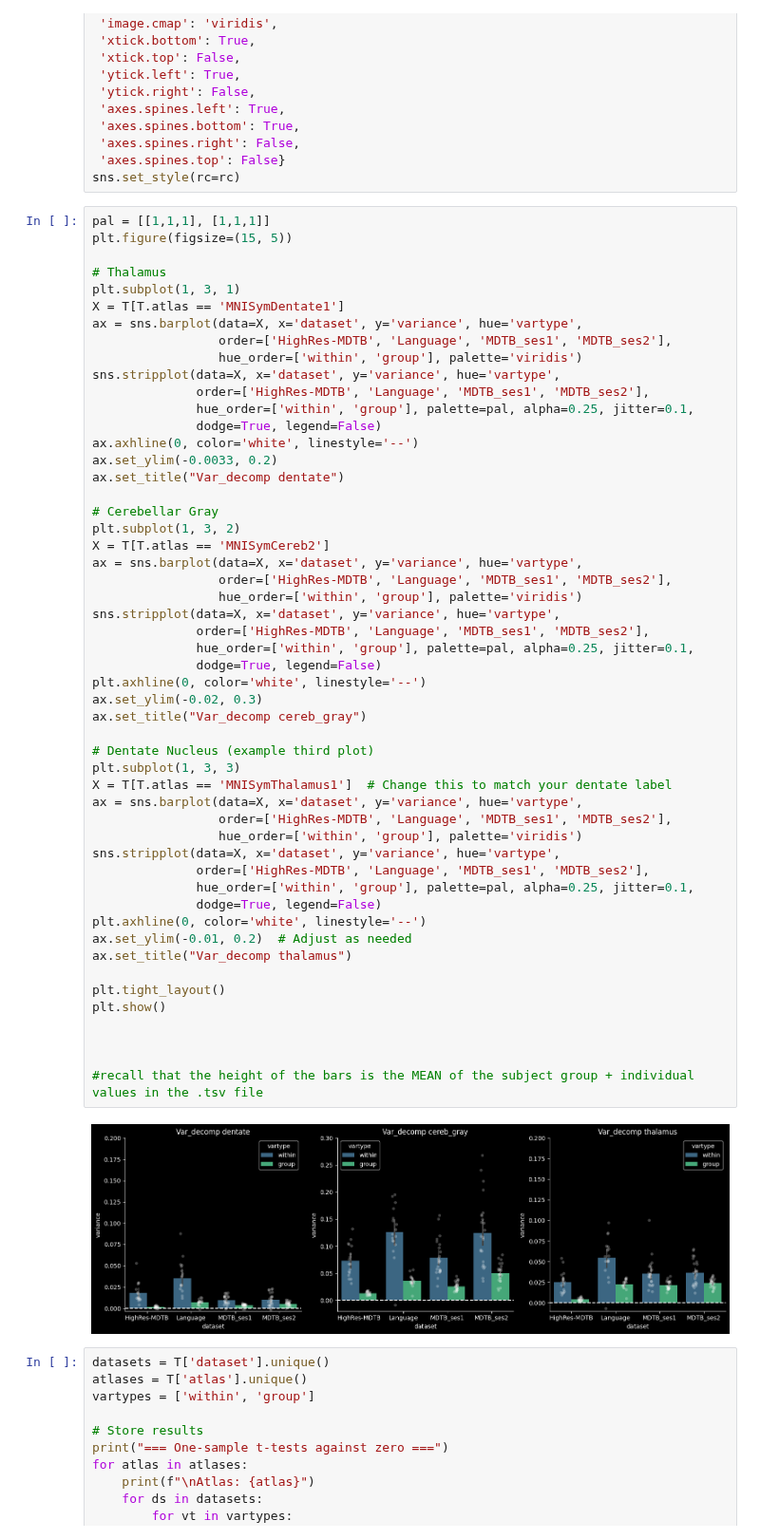
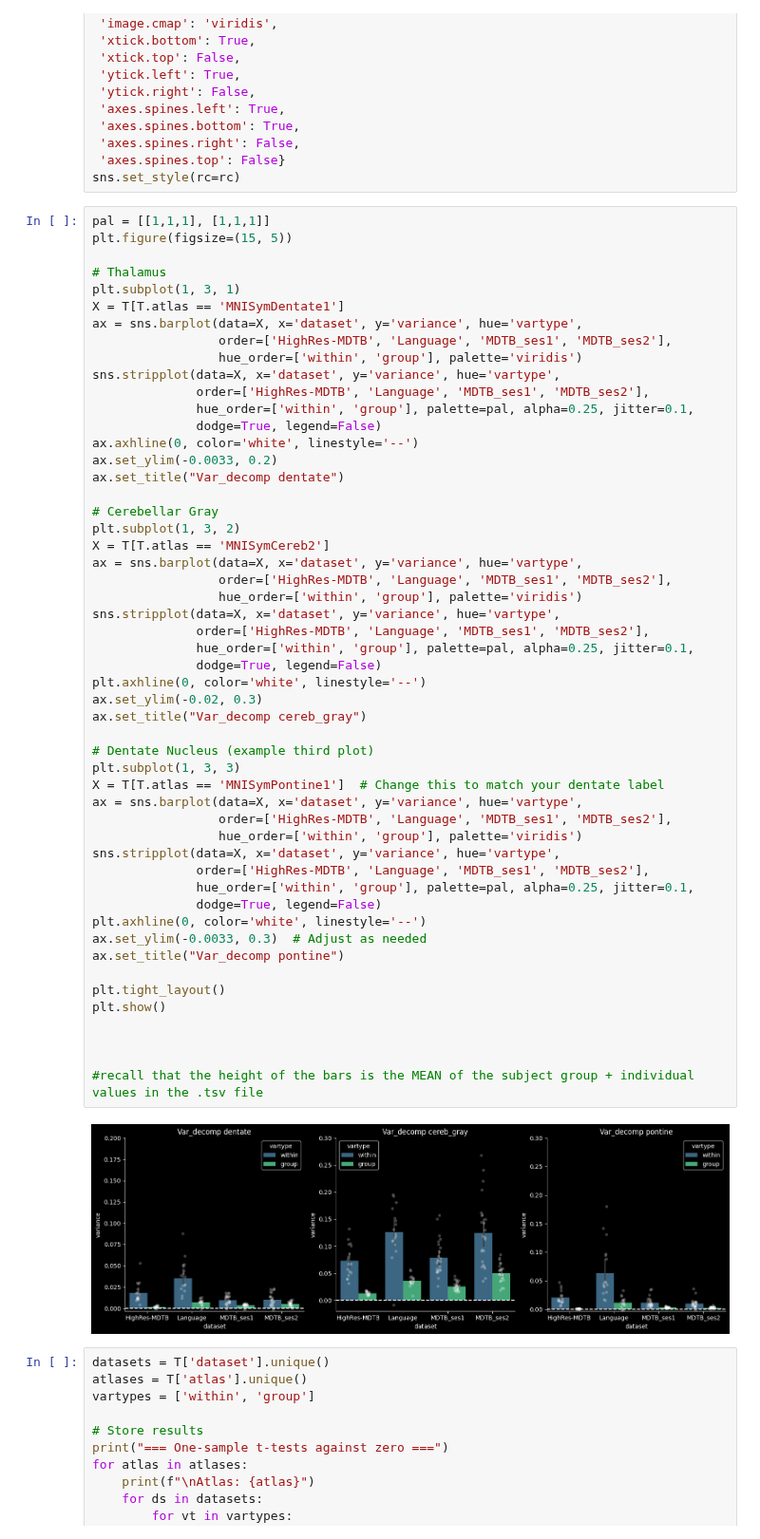
Before and after one commit to DiedrichsenLab/Pontine7T, a Jupyter notebook: notebooks/var_decomp.ipynb, the cells around one changed output. Shown at 95% size. Saved outputs shown, nothing was run; the diff lists cells and outputs as text.

```diff
--- a/notebooks/var_decomp.ipynb
+++ b/notebooks/var_decomp.ipynb
@@ -147,37 +147,37 @@ plt.subplot(1, 3, 2)
 X = T[T.atlas == 'MNISymCereb2']
 ax = sns.barplot(data=X, x='dataset', y='variance', hue='vartype',
                  order=['HighRes-MDTB', 'Language', 'MDTB_ses1', 'MDTB_ses2'],
                  hue_order=['within', 'group'], palette='viridis')
 sns.stripplot(data=X, x='dataset', y='variance', hue='vartype',
               order=['HighRes-MDTB', 'Language', 'MDTB_ses1', 'MDTB_ses2'],
               hue_order=['within', 'group'], palette=pal, alpha=0.25, jitter=0.1,
               dodge=True, legend=False)
 plt.axhline(0, color='white', linestyle='--')
 ax.set_ylim(-0.02, 0.3)
 ax.set_title("Var_decomp cereb_gray")
 
 # Dentate Nucleus (example third plot)
 plt.subplot(1, 3, 3)
-X = T[T.atlas == 'MNISymThalamus1']  # Change this to match your dentate label
+X = T[T.atlas == 'MNISymPontine1']  # Change this to match your dentate label
 ax = sns.barplot(data=X, x='dataset', y='variance', hue='vartype',
                  order=['HighRes-MDTB', 'Language', 'MDTB_ses1', 'MDTB_ses2'],
                  hue_order=['within', 'group'], palette='viridis')
 sns.stripplot(data=X, x='dataset', y='variance', hue='vartype',
               order=['HighRes-MDTB', 'Language', 'MDTB_ses1', 'MDTB_ses2'],
               hue_order=['within', 'group'], palette=pal, alpha=0.25, jitter=0.1,
               dodge=True, legend=False)
 plt.axhline(0, color='white', linestyle='--')
-ax.set_ylim(-0.01, 0.2)  # Adjust as needed
-ax.set_title("Var_decomp thalamus")
+ax.set_ylim(-0.0033, 0.3)  # Adjust as needed
+ax.set_title("Var_decomp pontine")
 
 plt.tight_layout()
 plt.show()
 
 
 
 #recall that the height of the bars is the MEAN of the subject group + individual values in the .tsv file
 # %% [output]
-[figure, old version]
+[figure, new version]
 # %%
 datasets = T['dataset'].unique()
 atlases = T['atlas'].unique()
```
Also changed, not shown: parts of 1 cell of this notebook, 3 other files.
